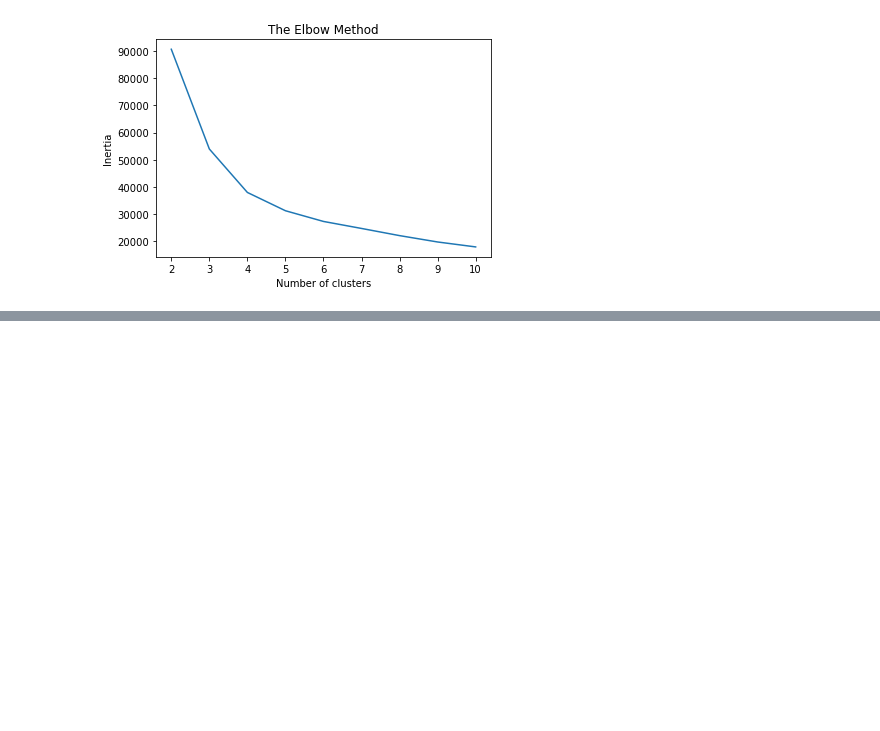
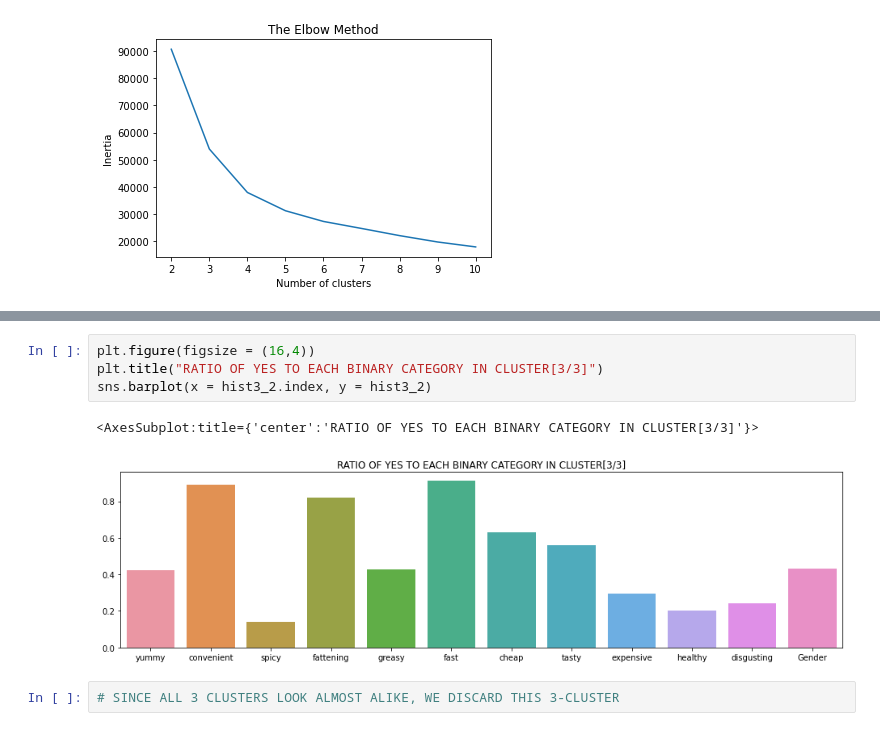
Before and after one commit to jaiganesh17/McDonalds-Market-Segmentation, a Jupyter notebook: McDonalds_MS.ipynb, the cells around one changed output, grey strips where cells are left out. Saved outputs shown, nothing was run; the diff lists cells and outputs as text; blank space fills up the shorter version.

```diff
--- a/McDonalds_MS.ipynb
+++ b/McDonalds_MS.ipynb
@@ -464,0 +515,9 @@ plt.show()
+# %%
+plt.figure(figsize = (16,4))
+plt.title("RATIO OF YES TO EACH BINARY CATEGORY IN CLUSTER[3/3]")
+sns.barplot(x = hist3_2.index, y = hist3_2)
+# %% [output]
+<AxesSubplot:title={'center':'RATIO OF YES TO EACH BINARY CATEGORY IN CLUSTER[3/3]'}>
+[figure, added]
+# %%
+# SINCE ALL 3 CLUSTERS LOOK ALMOST ALIKE, WE DISCARD THIS 3-CLUSTER
```
Also changed, not shown: parts of 21 cells of this notebook.
